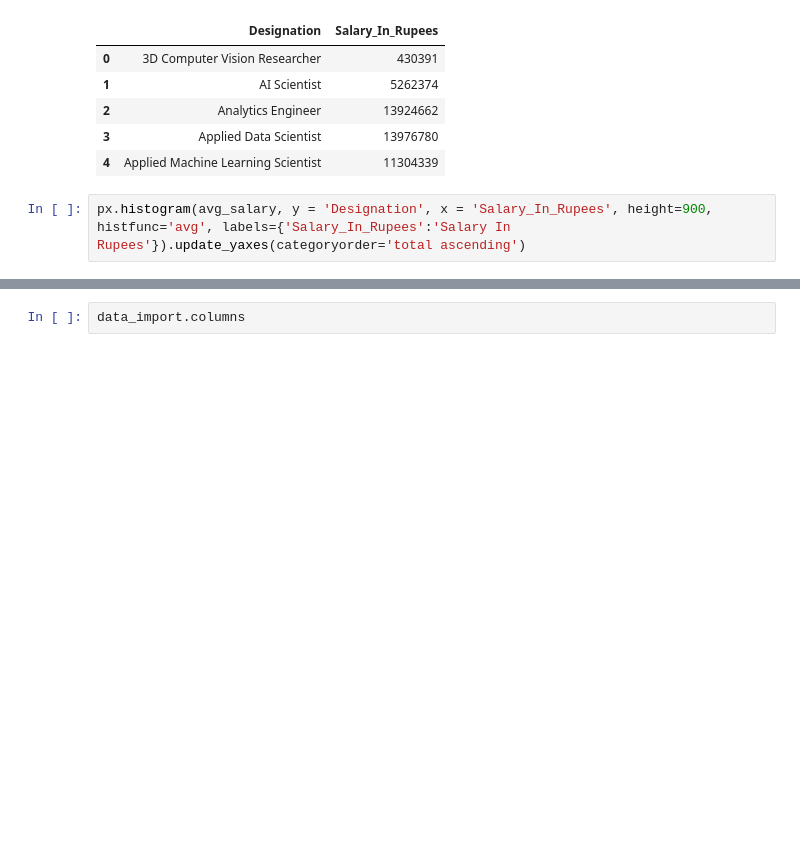
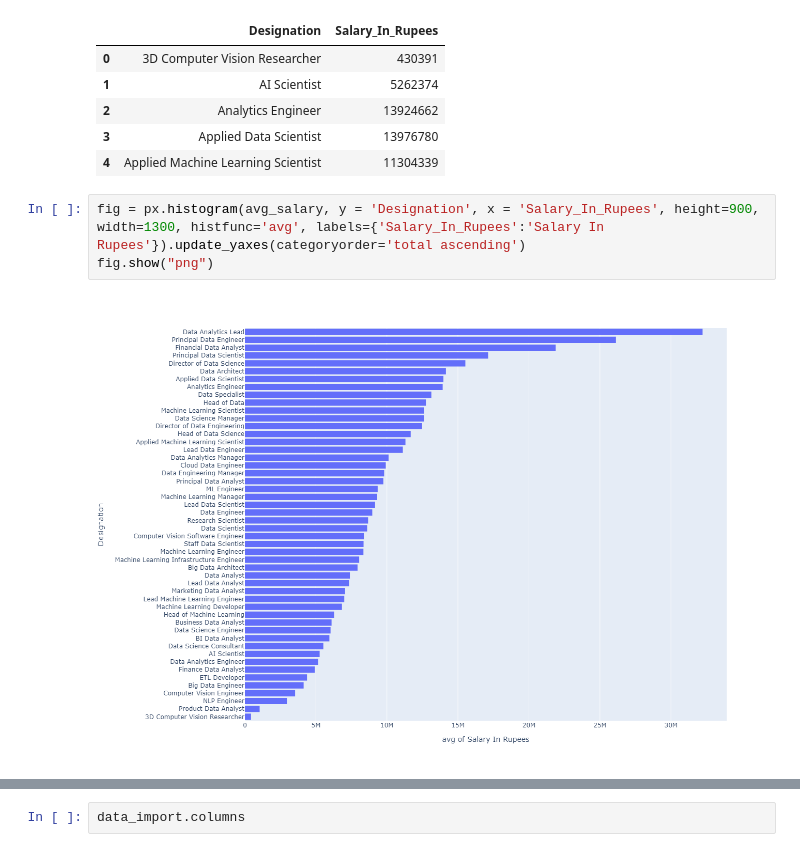
Before and after one commit to vaibhav-shaharwale/EDA, a Jupyter notebook: EDA-DATA.ipynb, the cells around one changed output, grey strips where cells are left out. Saved outputs shown, nothing was run; the diff lists cells and outputs as text; blank space fills up the shorter version.

```diff
--- a/EDA-DATA.ipynb
+++ b/EDA-DATA.ipynb
@@ -81,5 +81,8 @@ avg_salary.head()
 | 3 | Applied Data Scientist | 13976780 |
 | 4 | Applied Machine Learning Scientist | 11304339 |
 # %%
-px.histogram(avg_salary, y = 'Designation', x = 'Salary_In_Rupees', height=900, histfunc='avg', labels={'Salary_In_Rupees':'Salary In Rupees'}).update_yaxes(categoryorder='total ascending')
+fig = px.histogram(avg_salary, y = 'Designation', x = 'Salary_In_Rupees', height=900, width=1300, histfunc='avg', labels={'Salary_In_Rupees':'Salary In Rupees'}).update_yaxes(categoryorder='total ascending')
+fig.show("png")
+# %% [output]
+[figure, added]
 # %%
```
Also changed, not shown: parts of 5 cells of this notebook.
